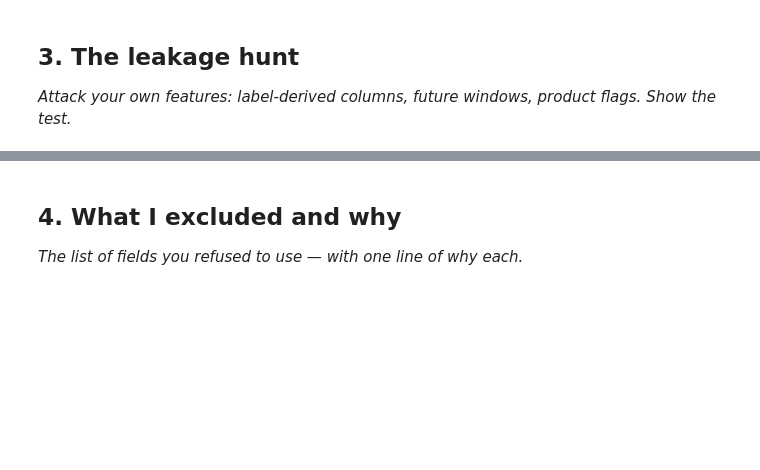
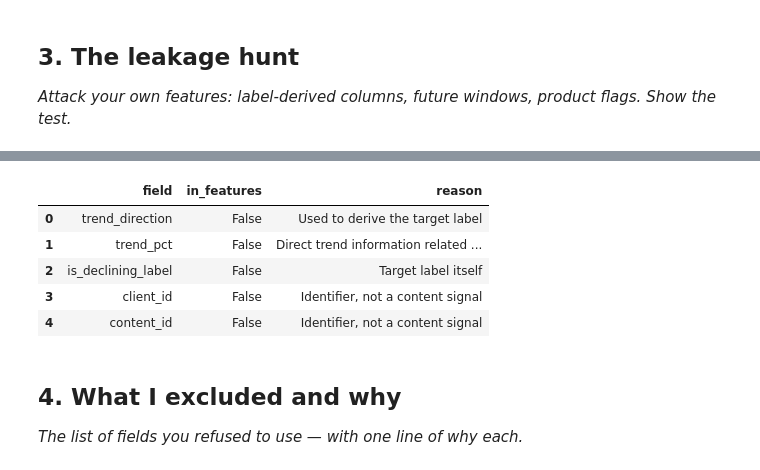
Before and after one commit to 24f2001824/ml-flyrank, a Jupyter notebook: work/notebooks/w03_feature_leakage_check.ipynb, the cells around one changed output, grey strips where cells are left out. Cells and saved outputs as stored; diff of their text form; code cells hidden in the pictures; blank space fills up the shorter version.

```diff
--- a/work/notebooks/w03_feature_leakage_check.ipynb
+++ b/work/notebooks/w03_feature_leakage_check.ipynb
@@ -27,6 +149,34 @@ This skeleton is yours to fill. Work the sections **in order** — each one has
 # %%
 # This cell is for CODE (numbers, a query, a check).
 # Write your text answer in the cell ABOVE this one — typing sentences here breaks Run All.
+leakage_fields = [
+    "trend_direction",
+    "trend_pct",
+    "is_declining_label",
+    "client_id",
+    "content_id"
+]
+
+leakage_check = pd.DataFrame({
+    "field": leakage_fields,
+    "in_features": [field in features for field in leakage_fields],
+    "reason": [
+        "Used to derive the target label",
+        "Direct trend information related to the target",
+        "Target label itself",
+        "Identifier, not a content signal",
+        "Identifier, not a content signal"
+    ]
+})
+
+leakage_check
+# %% [output]
+|  | field | in_features | reason |
+| 0 | trend_direction | False | Used to derive the target label |
+| 1 | trend_pct | False | Direct trend information related ... |
+| 2 | is_declining_label | False | Target label itself |
+| 3 | client_id | False | Identifier, not a content signal |
+| 4 | content_id | False | Identifier, not a content signal |
 # %% [markdown]
 ## 4. What I excluded and why
 
```
Also changed, not shown: parts of 8 cells of this notebook.
